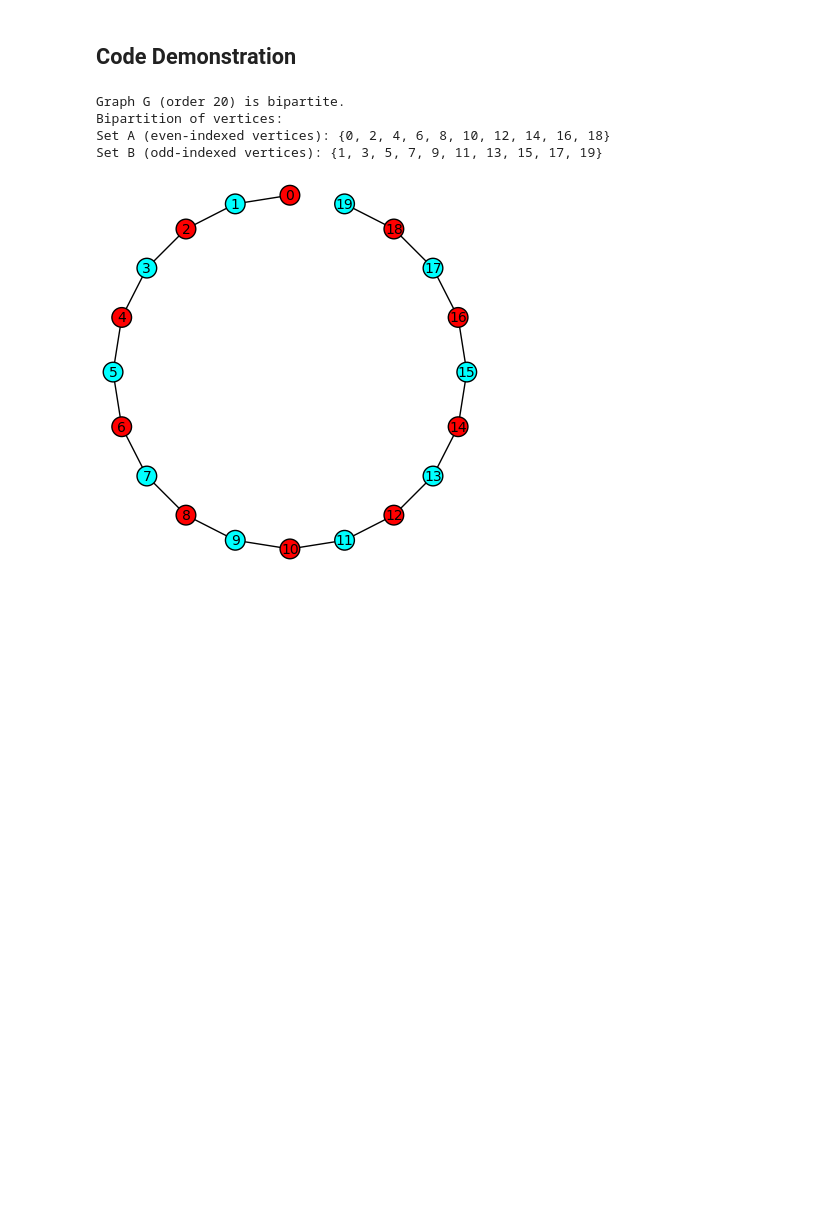
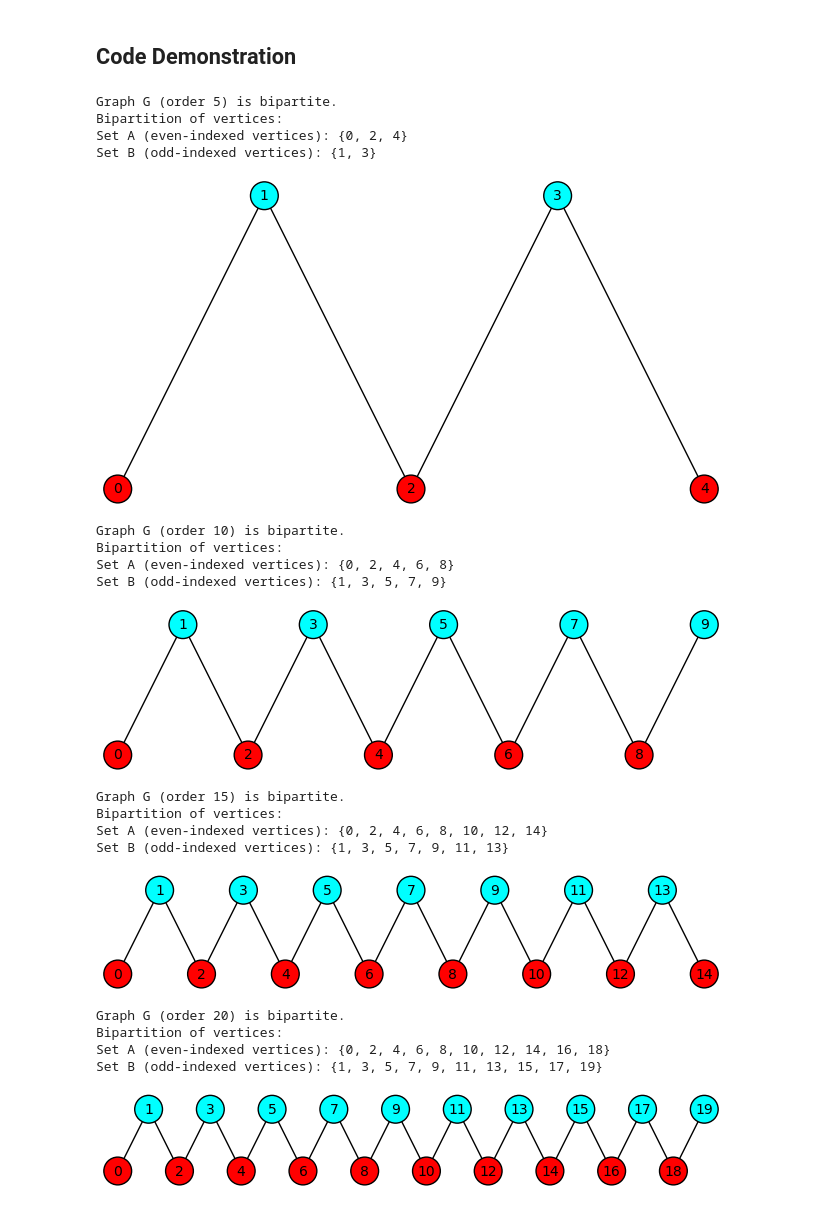
Before and after one commit to Michael-USA/codespaces-jupyter, a Jupyter notebook: notebooks/problem-1.ipynb, the cells around one changed output. Saved outputs shown, nothing was run; the diff lists cells and outputs as text; code cells hidden in the pictures; blank space fills up the shorter version.

```diff
--- a/notebooks/problem-1.ipynb
+++ b/notebooks/problem-1.ipynb
@@ -76,27 +76,46 @@ Thus, by induction, $P$ is bipartite.
 # %% [markdown]
 ## **Code Demonstration**
 # %%
-n = 20
-G = graphs.PathGraph(n)
 
-if G.is_bipartite():
-    print(f"Graph G (order {n}) is bipartite.")
+for n in range(5,21,5):
+    G = graphs.PathGraph(n)
 
-    # Obtain and print the bipartition of the graph
-    bipartition = G.bipartite_sets()
-    print("Bipartition of vertices:")
-    print("Set A (even-indexed vertices):", bipartition[0])
-    print("Set B (odd-indexed vertices):", bipartition[1])
+    if G.is_bipartite():
+        print(f"Graph G (order {n}) is bipartite.")
 
-    # Show the graph, with color-coded vertices for sets "A" and "B"
-    v_order = list(G.vertices())
-    vcolors = ["red" if v % 2 == 0 else "aqua" for v in v_order]
-    G.graphplot(vertex_labels=True, vertex_color=vcolors).show()
-else:
-    print(f"Graph G (order {n}) is not bipartite.")
+        # Obtain and print the bipartition of the graph
+        bipartition = G.bipartite_sets()
+        print("Bipartition of vertices:")
+        print("Set A (even-indexed vertices):", bipartition[0])
+        print("Set B (odd-indexed vertices):", bipartition[1])
+
+        # Reshape the graph into a "W" shape
+        vertex_positions = {v: (v, 1 if v % 2 == 1 else -1) for v in G.vertices()}
+
+        # Show the graph, with color-coded vertices for sets "A" and "B"
+        v_order = list(G.vertices())
+        vcolors = ["red" if v % 2 == 0 else "aqua" for v in v_order]
+        G.plot(vertex_labels=True, vertex_size=400, vertex_colors=vcolors, pos=vertex_positions).show()
+    else:
+        print(f"Graph G (order {n}) is not bipartite.")
 # %% [output]
-Graph G (order 20) is bipartite.
+Graph G (order 5) is bipartite.
 Bipartition of vertices:
-Set A (even-indexed vertices): {0, 2, 4, 6, 8, 10, 12, 14, 16, 18}
-Set B (odd-indexed vertices): {1, 3, 5, 7, 9, 11, 13, 15, 17, 19}
+Set A (even-indexed vertices): {0, 2, 4}
+Set B (odd-indexed vertices): {1, 3}
-[figure, old version]
+[figure, new version]
+Graph G (order 10) is bipartite.
+Bipartition of vertices:
+Set A (even-indexed vertices): {0, 2, 4, 6, 8}
+Set B (odd-indexed vertices): {1, 3, 5, 7, 9}
+[figure, added]
+Graph G (order 15) is bipartite.
+Bipartition of vertices:
+Set A (even-indexed vertices): {0, 2, 4, 6, 8, 10, 12, 14}
+Set B (odd-indexed vertices): {1, 3, 5, 7, 9, 11, 13}
+[figure, added]
+Graph G (order 20) is bipartite.
+Bipartition of vertices:
+Set A (even-indexed vertices): {0, 2, 4, 6, 8, 10, 12, 14, 16, 18}
+Set B (odd-indexed vertices): {1, 3, 5, 7, 9, 11, 13, 15, 17, 19}
+[figure, added]
```
Also changed, not shown: 2 other files.
